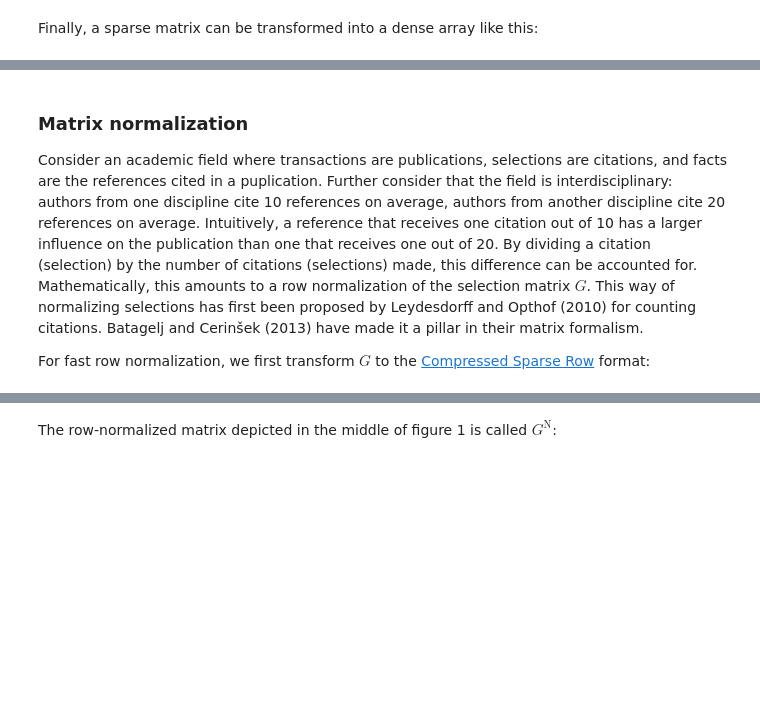
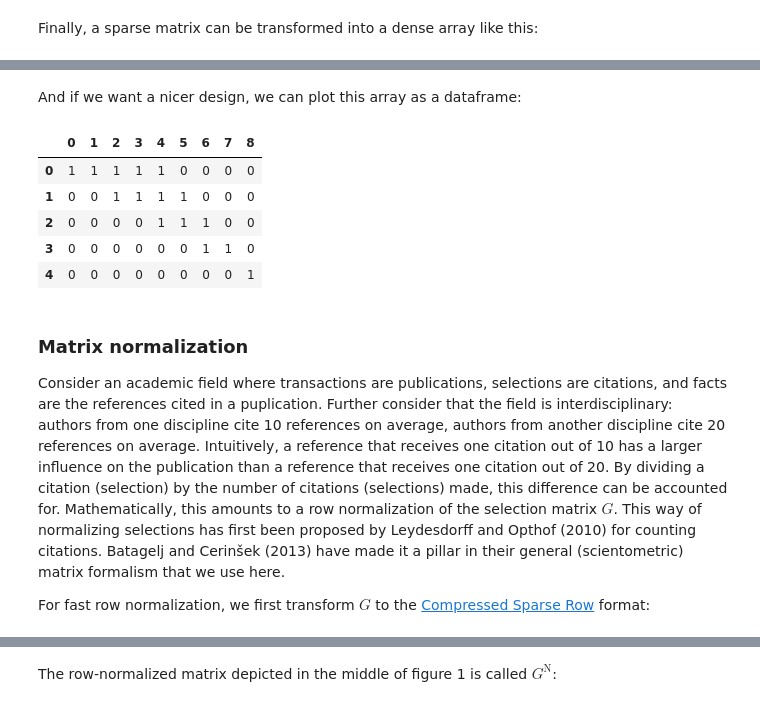
Before and after one commit to gesiscss/compsoc, a Jupyter notebook: meaning_structures.ipynb, the cells around one changed output, grey strips where cells are left out. Cells and saved outputs as stored; diff of their text form; code cells hidden in the pictures; blank space fills up the shorter version.

```diff
--- a/meaning_structures.ipynb
+++ b/meaning_structures.ipynb
@@ -124,6 +200,17 @@ G.toarray()
+# %% [markdown]
+And if we want a nicer design, we can plot this array as a dataframe:
+# %%
+pd.DataFrame(G.toarray())
+# %% [output]
+|  | 0 | 1 | 2 | 3 | 4 | 5 | 6 | 7 | 8 |
+| 0 | 1 | 1 | 1 | 1 | 1 | 0 | 0 | 0 | 0 |
+| 1 | 0 | 0 | 1 | 1 | 1 | 1 | 0 | 0 | 0 |
+| 2 | 0 | 0 | 0 | 0 | 1 | 1 | 1 | 0 | 0 |
+| 3 | 0 | 0 | 0 | 0 | 0 | 0 | 1 | 1 | 0 |
+| 4 | 0 | 0 | 0 | 0 | 0 | 0 | 0 | 0 | 1 |
 # %% [markdown]
 ### Matrix normalization
-Consider an academic field where transactions are publications, selections are citations, and facts are the references cited in a puplication. Further consider that the field is interdisciplinary: authors from one discipline cite 10 references on average, authors from another discipline cite 20 references on average. Intuitively, a reference that receives one citation out of 10 has a larger influence on the publication than one that receives one out of 20. By dividing a citation (selection) by the number of citations (selections) made, this difference can be accounted for. Mathematically, this amounts to a row normalization of the selection matrix $G$. This way of normalizing selections has first been proposed by Leydesdorff and Opthof (2010) for counting citations. Batagelj and Cerinšek (2013) have made it a pillar in their matrix formalism.
+Consider an academic field where transactions are publications, selections are citations, and facts are the references cited in a puplication. Further consider that the field is interdisciplinary: authors from one discipline cite 10 references on average, authors from another discipline cite 20 references on average. Intuitively, a reference that receives one citation out of 10 has a larger influence on the publication than a reference that receives one citation out of 20. By dividing a citation (selection) by the number of citations (selections) made, this difference can be accounted for. Mathematically, this amounts to a row normalization of the selection matrix $G$. This way of normalizing selections has first been proposed by Leydesdorff and Opthof (2010) for counting citations. Batagelj and Cerinšek (2013) have made it a pillar in their general (scientometric) matrix formalism that we use here.
 
 For fast row normalization, we first transform $G$ to the [Compressed Sparse Row](https://docs.scipy.org/doc/scipy/reference/generated/scipy.sparse.csr_matrix.html) format:
 # %%
```
Also changed, not shown: parts of 74 cells of this notebook, 3 other files.
